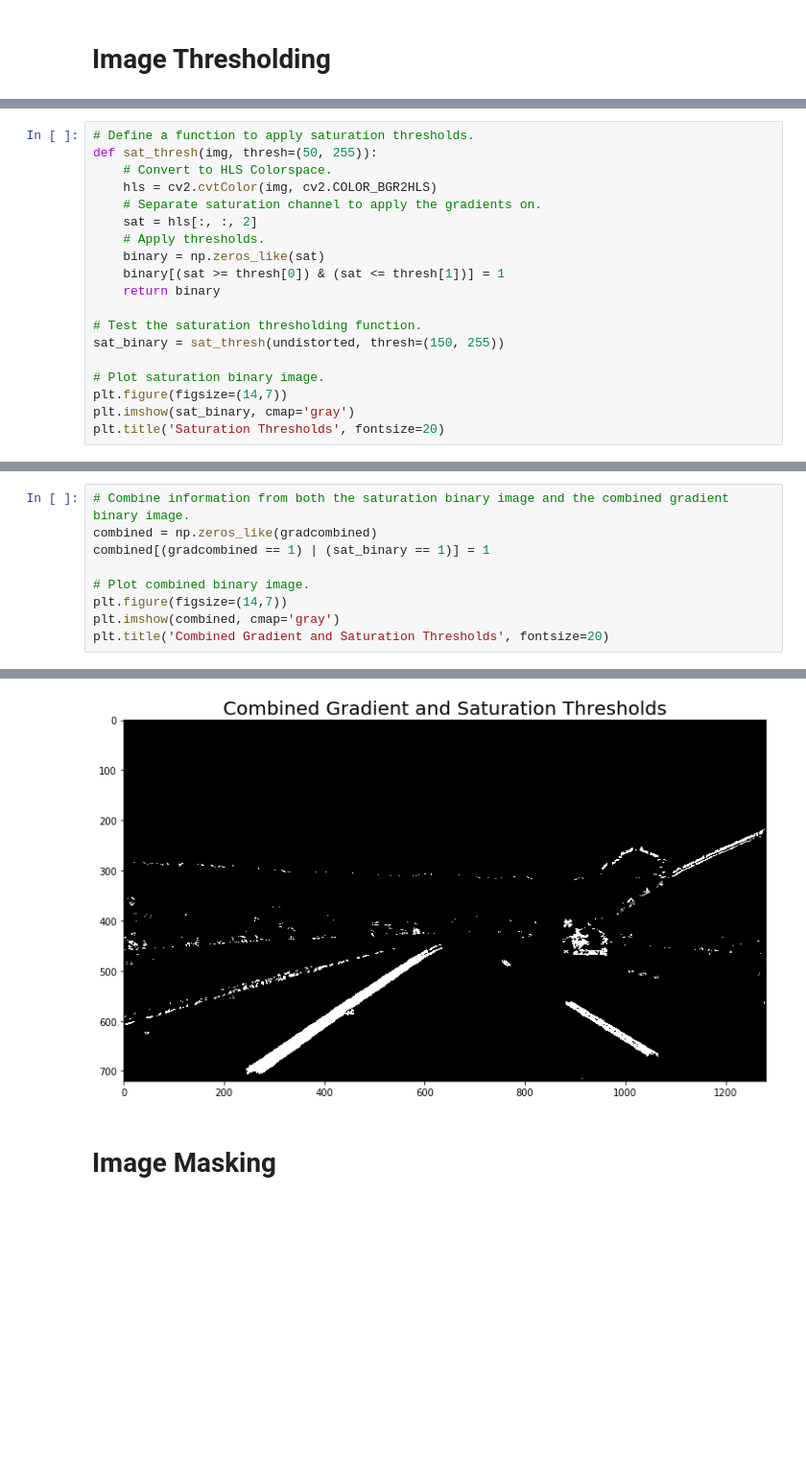
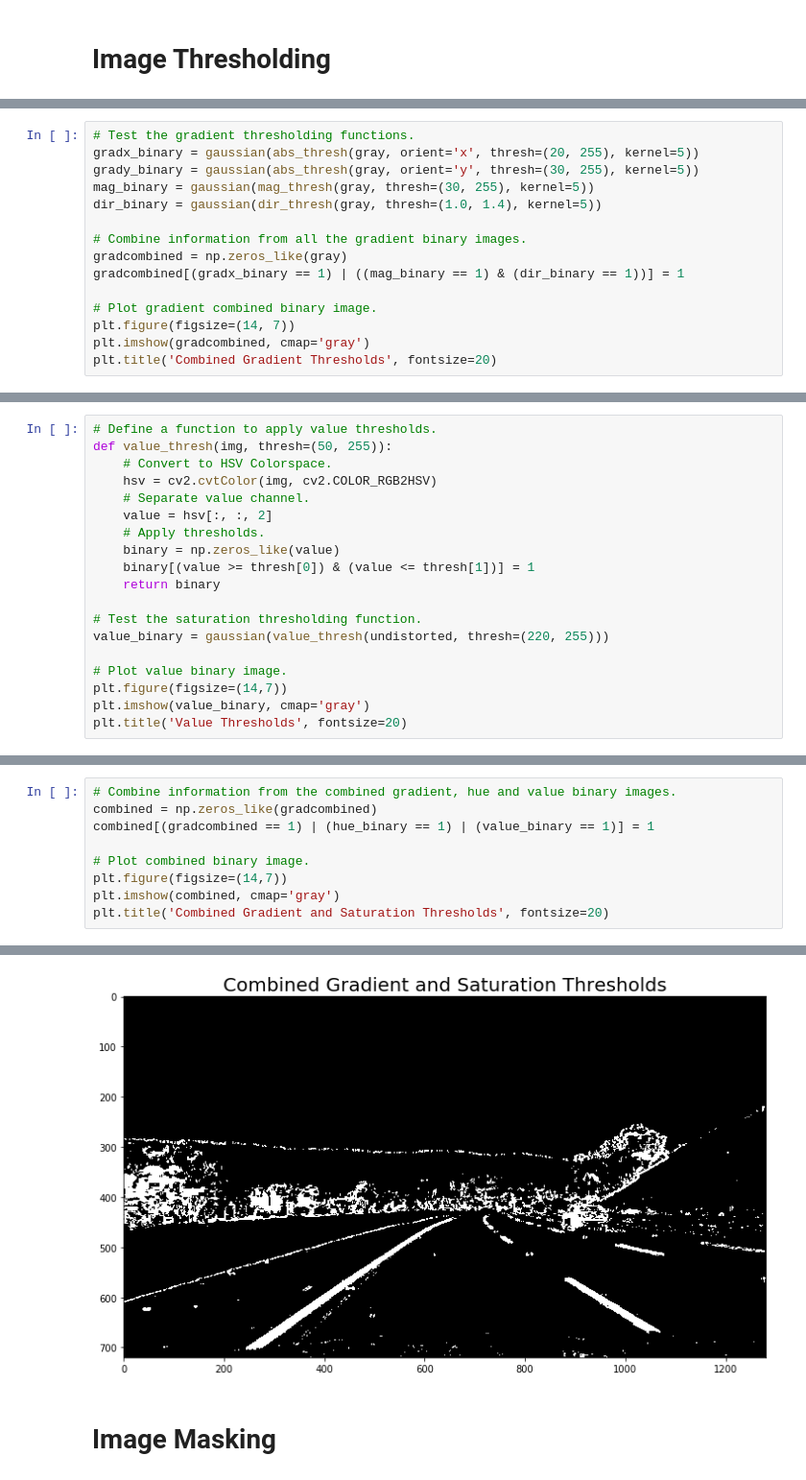
Before and after one commit to Elgeweily/CarND-Advanced-Lane-Lines, a Jupyter notebook: code.ipynb, the cells around one changed output, grey strips where cells are left out. Shown at 96% size. Cells and saved outputs as stored; diff of their text form; blank space fills up the shorter version.

```diff
--- a/code.ipynb
+++ b/code.ipynb
@@ -141,0 +120,15 @@ plt.title('Combined Gradient Thresholds', fontsize=20)
+# %%
+# Test the gradient thresholding functions.
+gradx_binary = gaussian(abs_thresh(gray, orient='x', thresh=(20, 255), kernel=5))
+grady_binary = gaussian(abs_thresh(gray, orient='y', thresh=(30, 255), kernel=5))
+mag_binary = gaussian(mag_thresh(gray, thresh=(30, 255), kernel=5))
+dir_binary = gaussian(dir_thresh(gray, thresh=(1.0, 1.4), kernel=5))
+
+# Combine information from all the gradient binary images.
+gradcombined = np.zeros_like(gray)
+gradcombined[(gradx_binary == 1) | ((mag_binary == 1) & (dir_binary == 1))] = 1
+
+# Plot gradient combined binary image.
+plt.figure(figsize=(14, 7))
+plt.imshow(gradcombined, cmap='gray')
+plt.title('Combined Gradient Thresholds', fontsize=20)
@@ -142,21 +160,21 @@ plt.title('Combined Gradient Thresholds', fontsize=20)
 # %%
-# Define a function to apply saturation thresholds.
-def sat_thresh(img, thresh=(50, 255)):
-    # Convert to HLS Colorspace.
-    hls = cv2.cvtColor(img, cv2.COLOR_BGR2HLS)
-    # Separate saturation channel to apply the gradients on.
-    sat = hls[:, :, 2]
+# Define a function to apply value thresholds.
+def value_thresh(img, thresh=(50, 255)):
+    # Convert to HSV Colorspace.
+    hsv = cv2.cvtColor(img, cv2.COLOR_RGB2HSV)
+    # Separate value channel.
+    value = hsv[:, :, 2]
     # Apply thresholds.
-    binary = np.zeros_like(sat)
-    binary[(sat >= thresh[0]) & (sat <= thresh[1])] = 1
+    binary = np.zeros_like(value)
+    binary[(value >= thresh[0]) & (value <= thresh[1])] = 1
     return binary
 
 # Test the saturation thresholding function.
-sat_binary = sat_thresh(undistorted, thresh=(150, 255))
+value_binary = gaussian(value_thresh(undistorted, thresh=(220, 255)))
 
-# Plot saturation binary image.
+# Plot value binary image.
 plt.figure(figsize=(14,7))
-plt.imshow(sat_binary, cmap='gray')
-plt.title('Saturation Thresholds', fontsize=20)
+plt.imshow(value_binary, cmap='gray')
+plt.title('Value Thresholds', fontsize=20)
 # %% [output]
 <matplotlib.text.Text at 0x...>
@@ -164,15 +182,15 @@ plt.title('Saturation Thresholds', fontsize=20)
 # %%
-# Combine information from both the saturation binary image and the combined gradient binary image.
+# Combine information from the combined gradient, hue and value binary images.
 combined = np.zeros_like(gradcombined)
-combined[(gradcombined == 1) | (sat_binary == 1)] = 1
+combined[(gradcombined == 1) | (hue_binary == 1) | (value_binary == 1)] = 1
 
 # Plot combined binary image.
 plt.figure(figsize=(14,7))
 plt.imshow(combined, cmap='gray')
 plt.title('Combined Gradient and Saturation Thresholds', fontsize=20)
 # %% [output]
 <matplotlib.text.Text at 0x...>
-[figure, old version]
+[figure, new version]
 # %% [markdown]
 Image Masking
 ===
```
Also changed, not shown: parts of 12 cells of this notebook.
